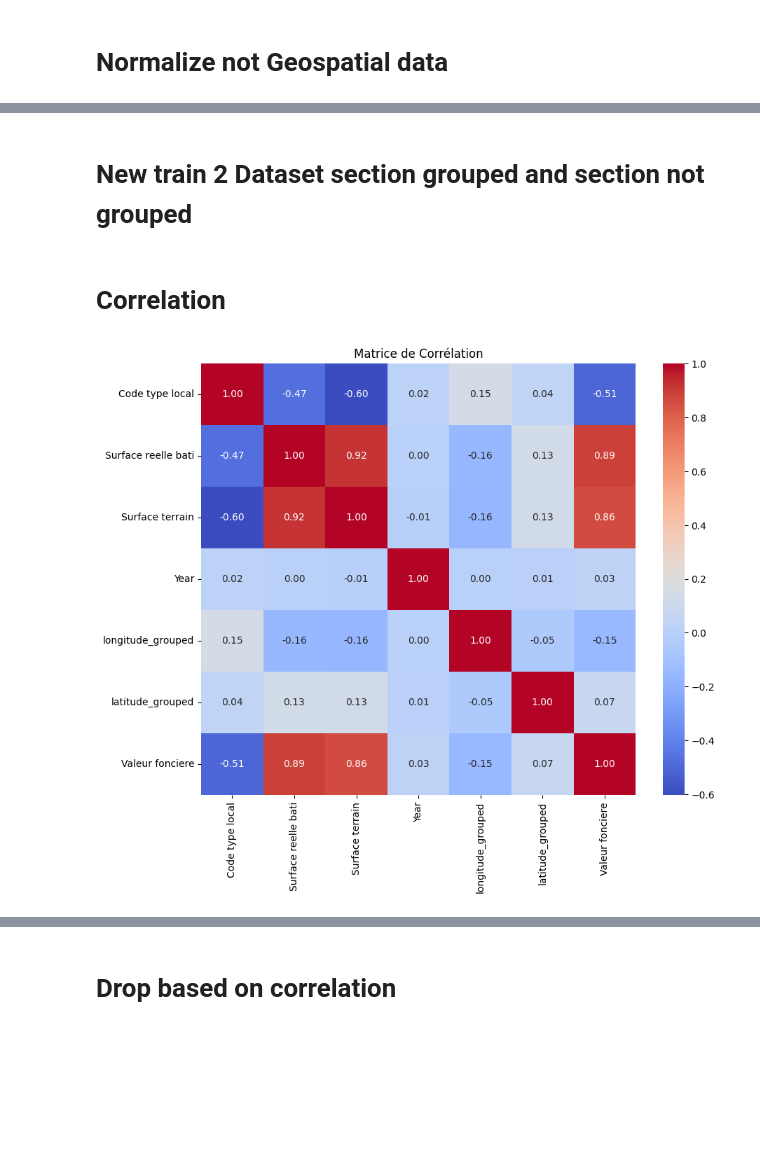
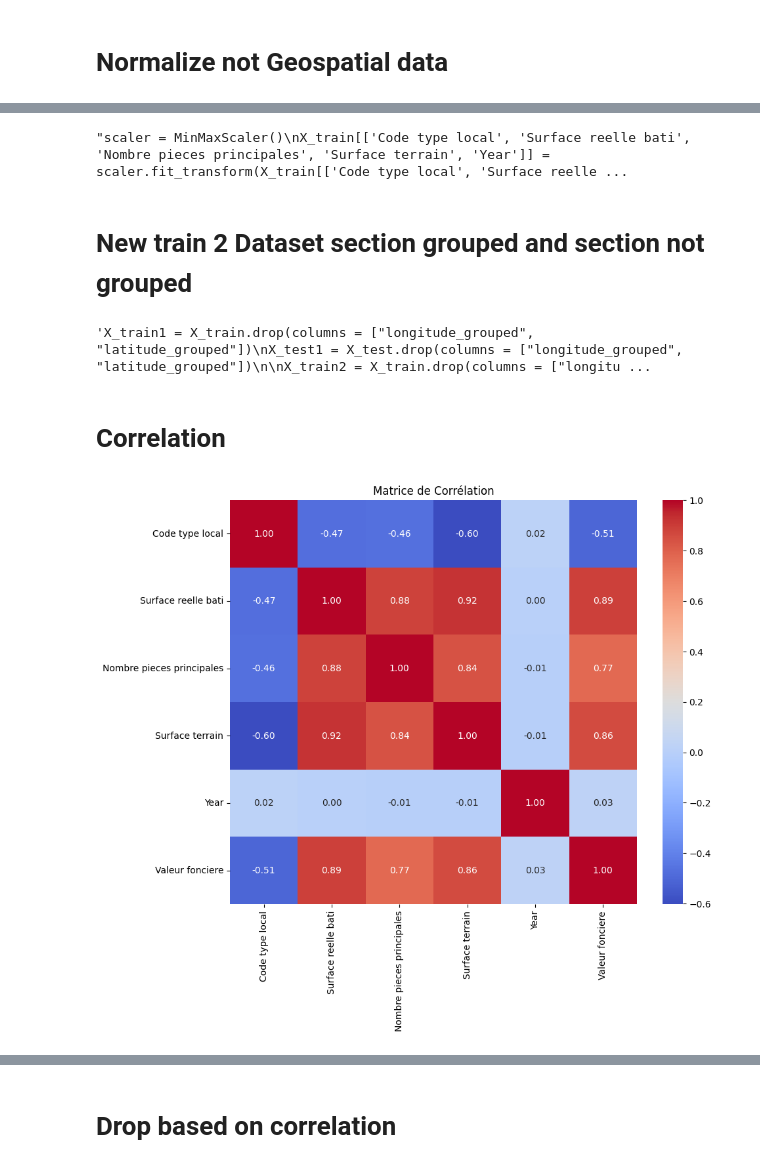
Before and after one commit to aelhirech/bdx_immo_deep_learn, a Jupyter notebook: programme.ipynb, the cells around one changed output, grey strips where cells are left out. Drawn from its saved outputs; the diff is of its cells as text; code cells hidden in the pictures; blank space fills up the shorter version.

```diff
--- a/programme.ipynb
+++ b/programme.ipynb
@@ -353,10 +366,2 @@ show(p)
 # %%
 from sklearn.preprocessing import MinMaxScaler, OneHotEncoder
-# %%
-df_section_grouped_long_lat = df_section_grouped[["Section","longitude", "latitude", "longitude_grouped", "latitude_grouped"]]
-
-df_section_grouped_long_lat['lat_bin'] = pd.cut(df_section_grouped_long_lat['latitude'], bins=6, labels=False)
-df_section_grouped_long_lat['long_bin'] = pd.cut(df_section_grouped_long_lat['longitude'], bins=6, labels=False)
-df_section_grouped_long_lat['lat_group_bin'] = pd.cut(df_section_grouped_long_lat['latitude_grouped'], bins=6, labels=False)
-df_section_grouped_long_lat['long_group_bin'] = pd.cut(df_section_grouped_long_lat['longitude_grouped'], bins=6, labels=False)
-df_section_grouped_long_lat
@@ -397,4 +386,4 @@ See the caveats in the documentation: https://pandas.pydata.org/pandas-docs/stab
 # %%
 encoder = OneHotEncoder(sparse=False)
-data = pd.DataFrame(encoder.fit_transform(df_section_grouped_long_lat[["long_bin", "lat_bin", "long_group_bin", "lat_group_bin"]]))
-data
+encoded_data = pd.DataFrame(encoder.fit_transform(df_section_grouped[["Section_grouped"]]))
+encoded_section = pd.concat([df_section_grouped[["Section", "Section_grouped"]], encoded_data], axis = 1)
@@ -415,10 +390,10 @@ data
 # %%
-# Create an instance of MinMaxScaler
+"""# Create an instance of MinMaxScaler
 scaler = MinMaxScaler()
 
 # Apply fit_transform to your dataframe
 df_section_grouped_long_lat[["longitude", "latitude", "longitude_grouped", "latitude_grouped"]] = scaler.fit_transform(df_section_grouped_long_lat[["longitude", "latitude", "longitude_grouped", "latitude_grouped"]])
+"""
 
-
-X_train = X_train.merge(df_section_grouped_long_lat, on = "Section", how = "left", validate = "many_to_one").drop(columns = ["Section"])
-X_test = X_test.merge(df_section_grouped_long_lat, on = "Section", how = "left", validate = "many_to_one").drop(columns = ["Section"])
+X_train = X_train.merge(encoded_section, on = "Section", how = "left", validate = "many_to_one").drop(columns = ["Section", "Section_grouped"])
+X_test = X_test.merge(encoded_section, on = "Section", how = "left", validate = "many_to_one").drop(columns = ["Section", "Section_grouped"])
@@ -441,31 +439,35 @@ Index(['Code type local', 'Surface reelle bati', 'Nombre pieces principales',
       dtype='object')
 # %%
-scaler = MinMaxScaler()
-X_train[['Code type local', 'Surface reelle bati', 'Nombre pieces principales', 'Surface terrain', 'Year']] = scaler.fit_transform(X_train[['Code type local', 'Surface reelle bati', 'Nombre pieces principales', 'Surface terrain', 'Year']])
+"""scaler = MinMaxScaler()
+X_train[['Code type local', 'Surface reelle bati', 'Nombre pieces principales', 'Surface terrain', 'Year']] = scaler.fit_transform(X_train[['Code type local', 'Surface reelle bati', 'Nombre pieces principales', 'Surface terrain', 'Year']])"""
+# %% [output]
+"scaler = MinMaxScaler()\nX_train[['Code type local', 'Surface reelle bati', 'Nombre pieces principales', 'Surface terrain', 'Year']] = scaler.fit_transform(X_train[['Code type local', 'Surface reelle ...
 # %% [markdown]
 # New train 2 Dataset section grouped and section not grouped
 # %%
-X_train1 = X_train.drop(columns = ["longitude_grouped", "latitude_grouped"])
+"""X_train1 = X_train.drop(columns = ["longitude_grouped", "latitude_grouped"])
 X_test1 = X_test.drop(columns = ["longitude_grouped", "latitude_grouped"])
 
 X_train2 = X_train.drop(columns = ["longitude", "latitude"])
 X_test2 = X_test.drop(columns = ["longitude", "latitude"])
 
 X_train3 = X_train.drop(columns = ["longitude", "latitude", "longitude_grouped", "latitude_grouped"])
-X_test3 = X_test.drop(columns = ["longitude", "latitude", "longitude_grouped", "latitude_grouped"])
+X_test3 = X_test.drop(columns = ["longitude", "latitude", "longitude_grouped", "latitude_grouped"])"""
+# %% [output]
+'X_train1 = X_train.drop(columns = ["longitude_grouped", "latitude_grouped"])\nX_test1 = X_test.drop(columns = ["longitude_grouped", "latitude_grouped"])\n\nX_train2 = X_train.drop(columns = ["longitu ...
 # %% [markdown]
 # Correlation
 # %%
 # Utilisation de Seaborn pour créer la heatmap
 plt.figure(figsize=(10, 8))
 sns.heatmap(
-    pd.concat([X_train2.reset_index(drop = True), y_train.reset_index(drop = True)], axis =1).corr(method = 'spearman'),
+    pd.concat([X_train[['Code type local', 'Surface reelle bati', 'Nombre pieces principales', 'Surface terrain', 'Year']].reset_index(drop = True), y_train.reset_index(drop = True)], axis =1).corr(method = 'spearman'),
     annot=True,
     fmt=".2f",
     cmap='coolwarm')
 
 # Affichage du graphique
 plt.title("Matrice de Corrélation")
 plt.show()
 # %% [output]
-[figure, old version]
+[figure, new version]
```
Also changed, not shown: parts of 16 cells of this notebook.
